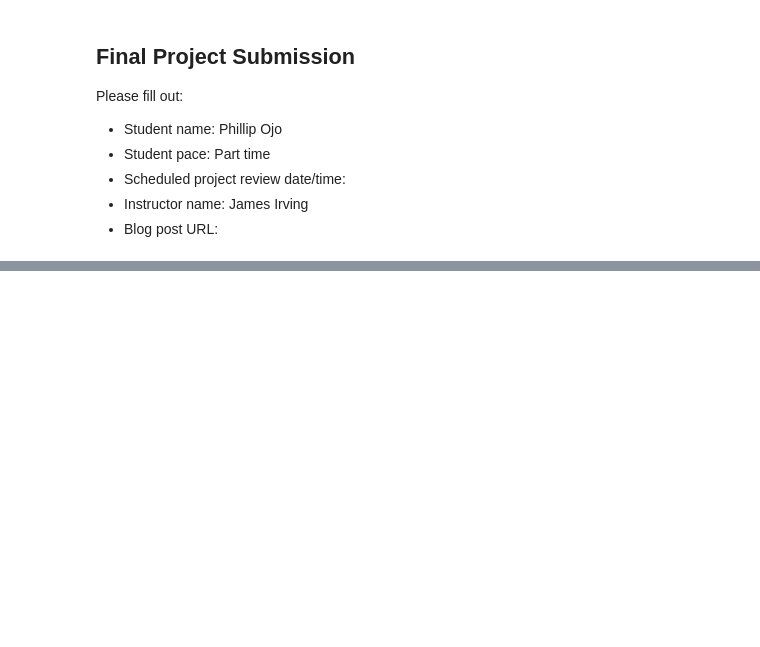
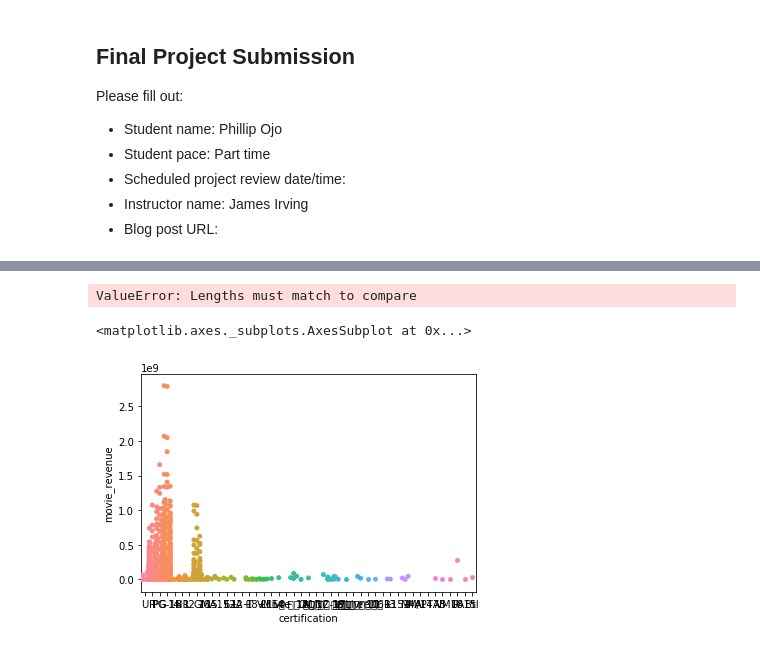
Before and after one commit to phillipojo24/dsc-mod-1-project-v2-1-onl01-dtsc-pt-041320, a Jupyter notebook: student.ipynb, the cells around one changed output, grey strips where cells are left out. Saved outputs shown, nothing was run; the diff lists cells and outputs as text; code cells hidden in the pictures; blank space fills up the shorter version.

```diff
--- a/student.ipynb
+++ b/student.ipynb
@@ -92,0 +171,3 @@ rt.reviews.tsv.gz
+# %%
+tmdb_df = pd.read_csv('tmdb_webscraping.csv')
+tmdb_df.head()
@@ -92,0 +184,10 @@ rt.reviews.tsv.gz
+# %%
+tmdb_df2 = tmdb_df.loc[[tmdb_df.certification == ['R','PG']], ['certification', 'movie_revenue']]
+tmdb_df2.head()
+# %% [output]
+ValueError: Lengths must match to compare
+# %%
+sns.swarmplot(data = tmdb_df2, x= 'certification', y ='movie_revenue')
+# %% [output]
+<matplotlib.axes._subplots.AxesSubplot at 0x...>
+[figure, added]
```
Also changed, not shown: parts of 20 cells of this notebook, 2 other files.
